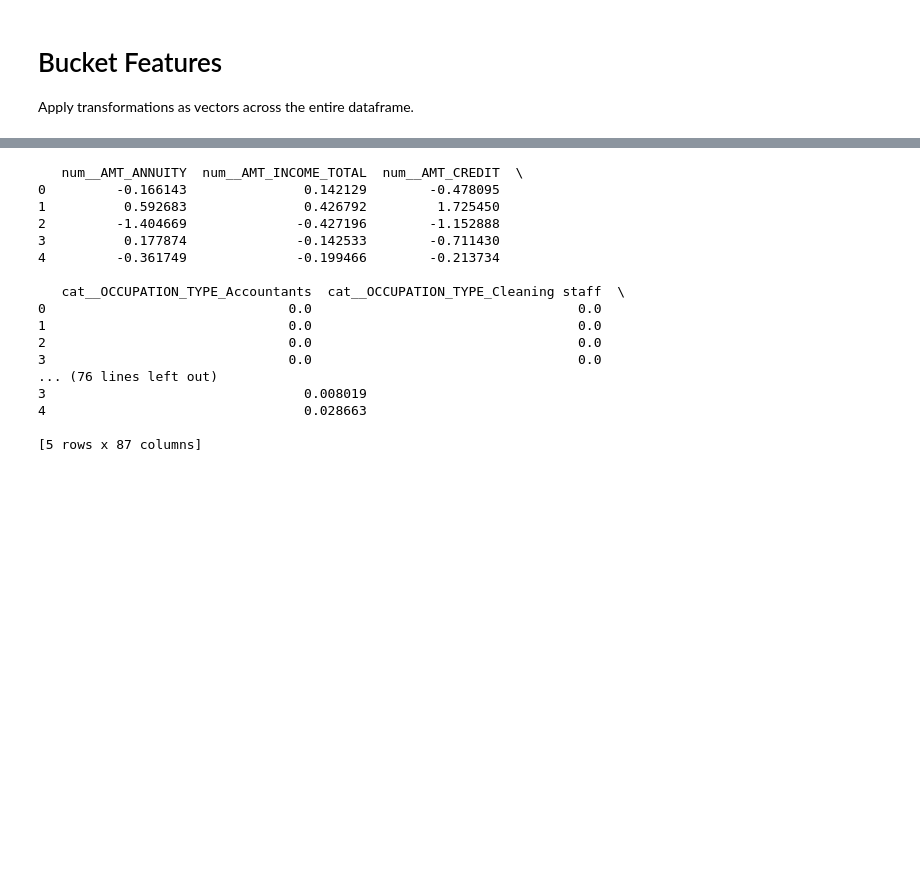
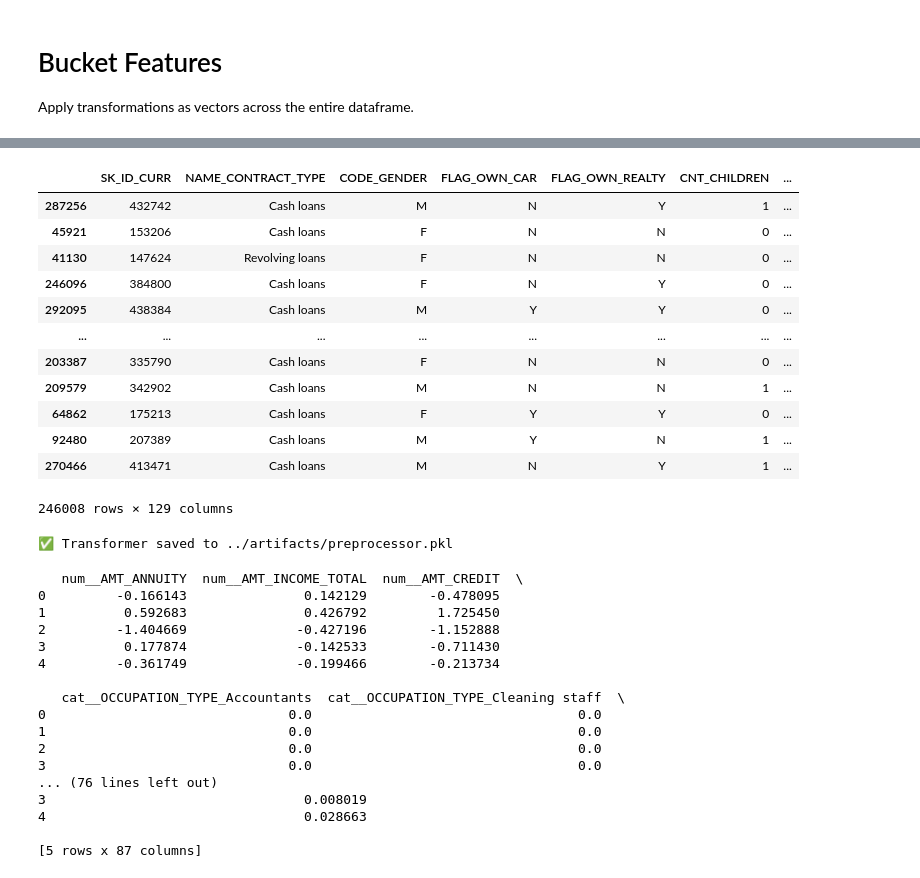
Before and after one commit to caseywhorton/homecredit, a Jupyter notebook: notebooks/preprocessing.ipynb, the cells around one changed output, grey strips where cells are left out. Saved outputs shown, nothing was run; the diff lists cells and outputs as text; code cells hidden in the pictures; blank space fills up the shorter version.

```diff
--- a/notebooks/preprocessing.ipynb
+++ b/notebooks/preprocessing.ipynb
@@ -260,3 +305,38 @@ print(X_transformed)
+# %%
+X_train
+# %% [output]
+|  | SK_ID_CURR | NAME_CONTRACT_TYPE | CODE_GENDER | FLAG_OWN_CAR | FLAG_OWN_REALTY | CNT_CHILDREN | ... |
+| 287256 | 432742 | Cash loans | M | N | Y | 1 | ... |
+| 45921 | 153206 | Cash loans | F | N | N | 0 | ... |
+| 41130 | 147624 | Revolving loans | F | N | N | 0 | ... |
+| 246096 | 384800 | Cash loans | F | N | Y | 0 | ... |
+| 292095 | 438384 | Cash loans | M | Y | Y | 0 | ... |
+| ... | ... | ... | ... | ... | ... | ... | ... |
+| 203387 | 335790 | Cash loans | F | N | N | 0 | ... |
+| 209579 | 342902 | Cash loans | M | N | N | 1 | ... |
+| 64862 | 175213 | Cash loans | F | Y | Y | 0 | ... |
+| 92480 | 207389 | Cash loans | M | Y | N | 1 | ... |
+| 270466 | 413471 | Cash loans | M | N | Y | 1 | ... |
+246008 rows × 129 columns
+# %%
+import joblib
+import os
+
+# Assume your preprocessor is already fitted
+# e.g., preprocessor.fit(df)
+
+# Ensure the artifacts directory exists
+os.makedirs("../artifacts", exist_ok=True)
+
+# Define the path
+transformer_path = "../artifacts/preprocessor.pkl"
+
+# Save (serialize) the fitted transformer
+joblib.dump(preprocessor, transformer_path)
+
+print(f"✅ Transformer saved to {transformer_path}")
+# %% [output]
+✅ Transformer saved to ../artifacts/preprocessor.pkl
 # %%
 # 👇 Get the feature names
 feature_names = preprocessor.get_feature_names_out()
```
Also changed, not shown: parts of 3 cells of this notebook.
